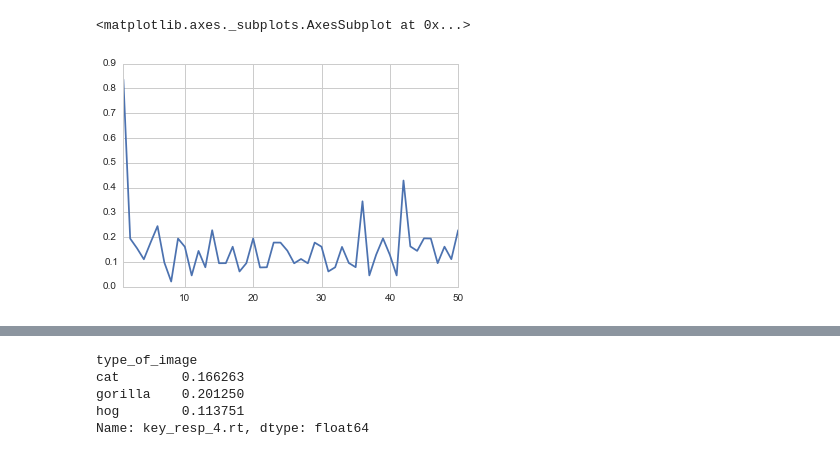
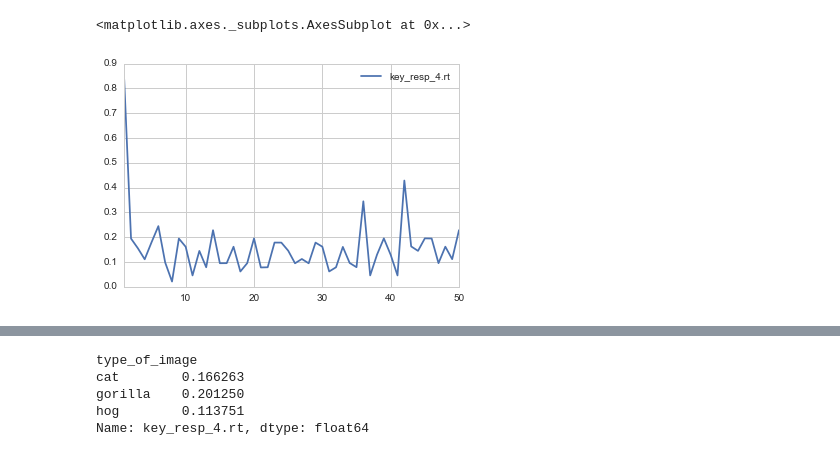
Before and after one commit to tcford/psychopy_lesson, a Jupyter notebook: psychopy_stats.ipynb, the cells around one changed output, grey strips where cells are left out. Cells and saved outputs as stored; diff of their text form; code cells hidden in the pictures.

```diff
--- a/psychopy_stats.ipynb
+++ b/psychopy_stats.ipynb
@@ -102,9 +109,9 @@ df.plot()
 # %%
 # plot one column
-df['key_resp_4.rt'].plot()
+df['key_resp_4.rt'].plot(legend=True)
 # %% [output]
 <matplotlib.axes._subplots.AxesSubplot at 0x...>
-[figure, old version]
+[figure, new version]
 # %%
 # plot the reaction time by the type of image
 df.groupby('type_of_image')['key_resp_4.rt'].plot(legend=True)
```
Also changed, not shown: parts of 22 cells of this notebook, 4 other files.
